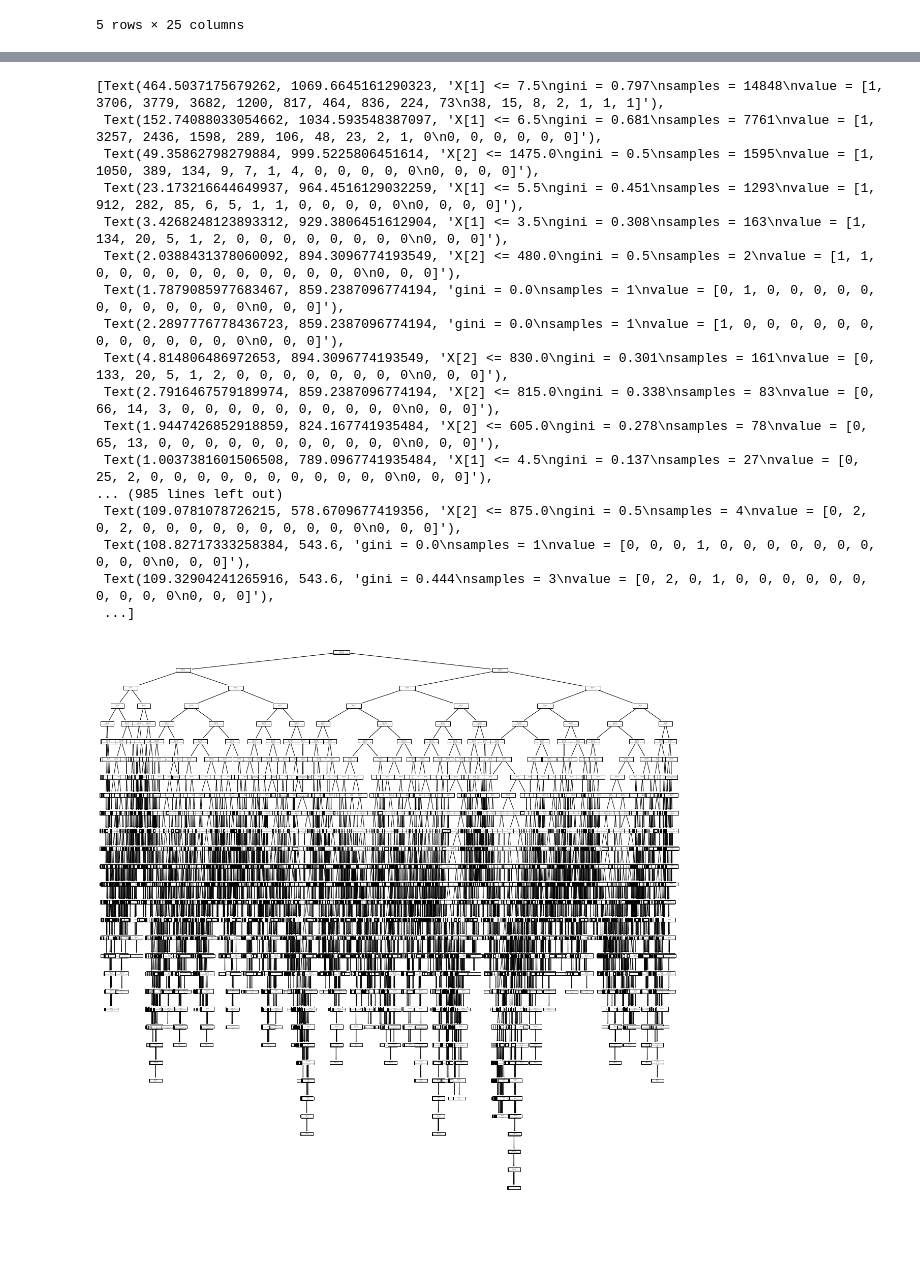
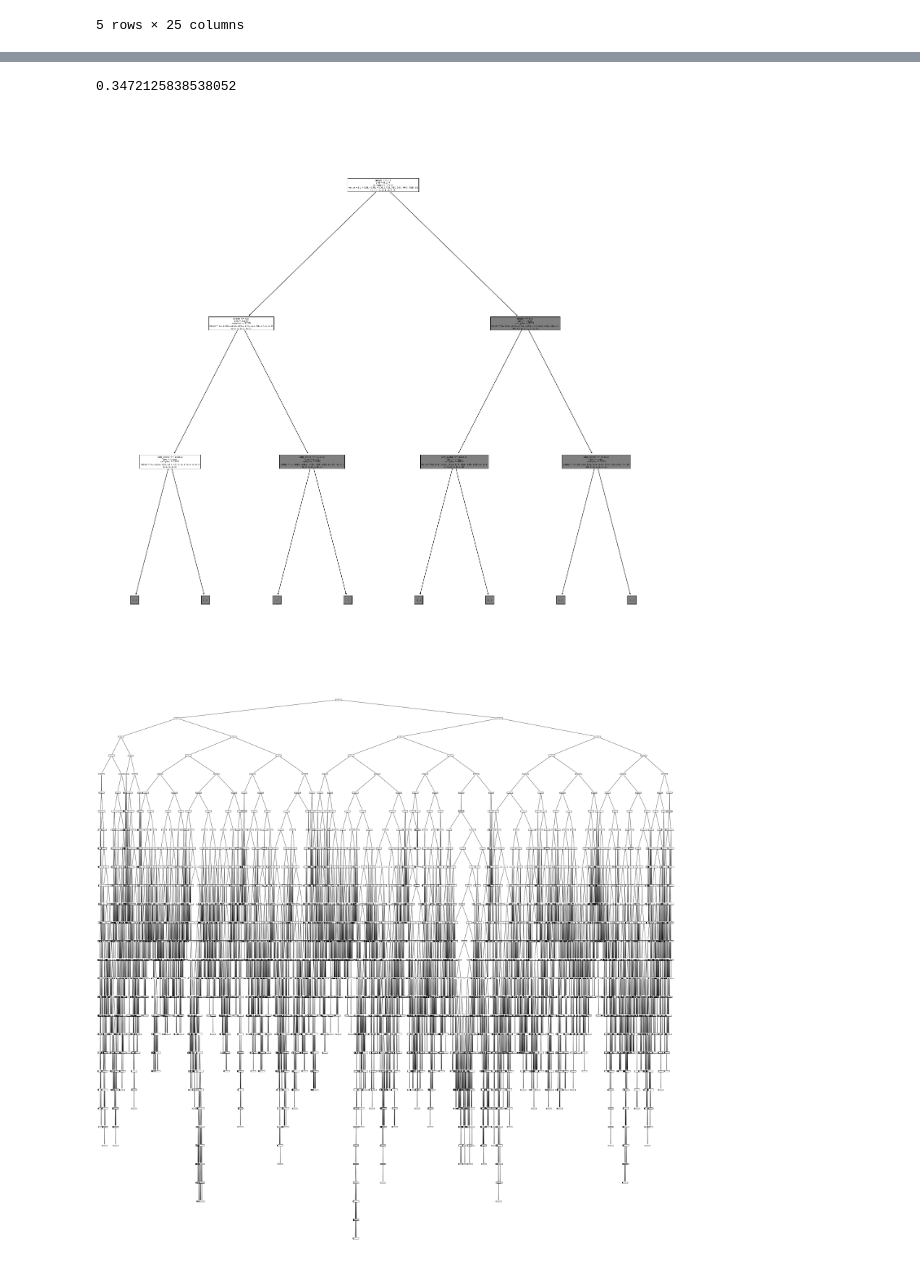
Before and after one commit to giantmagellan/WashStateHousingSales, a Jupyter notebook: JupyterNB/ads500b-step-03-mayel-final-alternative.ipynb, the cells around one changed output, grey strips where cells are left out. Saved outputs shown, nothing was run; the diff lists cells and outputs as text; code cells hidden in the pictures; blank space fills up the shorter version.

```diff
--- a/JupyterNB/ads500b-step-03-mayel-final-alternative.ipynb
+++ b/JupyterNB/ads500b-step-03-mayel-final-alternative.ipynb
@@ -273,23 +274,15 @@ array([[0.        , 0.7       , 0.        , ..., 0.        , 0.        ,
         0.        ]])
+# %%
+accuracy_score(Yt,Yp)
+# %% [output]
+0.3472125838538052
+# %%
+plt.figure(figsize=(25,25))
+tplot = tree.plot_tree(classifierTree, feature_names=['bathrooms', 'grade', 'sqft_living'],max_depth=2)
+# %% [output]
+[figure, added]
 # %%
-plt.figure(figsize=(20,20))
-tree.plot_tree(classifierTree)
+plt.figure(figsize=(50,50))
+tplot = tree.plot_tree(classifierTree, feature_names=['bathrooms', 'grade', 'sqft_living'])
 # %% [output]
-[Text(464.5037175679262, 1069.6645161290323, 'X[1] <= 7.5\ngini = 0.797\nsamples = 14848\nvalue = [1, 3706, 3779, 3682, 1200, 817, 464, 836, 224, 73\n38, 15, 8, 2, 1, 1, 1]'),
- Text(152.74088033054662, 1034.593548387097, 'X[1] <= 6.5\ngini = 0.681\nsamples = 7761\nvalue = [1, 3257, 2436, 1598, 289, 106, 48, 23, 2, 1, 0\n0, 0, 0, 0, 0, 0]'),
- Text(49.35862798279884, 999.5225806451614, 'X[2] <= 1475.0\ngini = 0.5\nsamples = 1595\nvalue = [1, 1050, 389, 134, 9, 7, 1, 4, 0, 0, 0, 0, 0\n0, 0, 0, 0]'),
- Text(23.173216644649937, 964.4516129032259, 'X[1] <= 5.5\ngini = 0.451\nsamples = 1293\nvalue = [1, 912, 282, 85, 6, 5, 1, 1, 0, 0, 0, 0, 0\n0, 0, 0, 0]'),
- Text(3.4268248123893312, 929.3806451612904, 'X[1] <= 3.5\ngini = 0.308\nsamples = 163\nvalue = [1, 134, 20, 5, 1, 2, 0, 0, 0, 0, 0, 0, 0, 0\n0, 0, 0]'),
- Text(2.0388431378060092, 894.3096774193549, 'X[2] <= 480.0\ngini = 0.5\nsamples = 2\nvalue = [1, 1, 0, 0, 0, 0, 0, 0, 0, 0, 0, 0, 0, 0\n0, 0, 0]'),
- Text(1.7879085977683467, 859.2387096774194, 'gini = 0.0\nsamples = 1\nvalue = [0, 1, 0, 0, 0, 0, 0, 0, 0, 0, 0, 0, 0, 0\n0, 0, 0]'),
- Text(2.2897776778436723, 859.2387096774194, 'gini = 0.0\nsamples = 1\nvalue = [1, 0, 0, 0, 0, 0, 0, 0, 0, 0, 0, 0, 0, 0\n0, 0, 0]'),
- Text(4.814806486972653, 894.3096774193549, 'X[2] <= 830.0\ngini = 0.301\nsamples = 161\nvalue = [0, 133, 20, 5, 1, 2, 0, 0, 0, 0, 0, 0, 0, 0\n0, 0, 0]'),
- Text(2.7916467579189974, 859.2387096774194, 'X[2] <= 815.0\ngini = 0.338\nsamples = 83\nvalue = [0, 66, 14, 3, 0, 0, 0, 0, 0, 0, 0, 0, 0, 0\n0, 0, 0]'),
- Text(1.9447426852918859, 824.167741935484, 'X[2] <= 605.0\ngini = 0.278\nsamples = 78\nvalue = [0, 65, 13, 0, 0, 0, 0, 0, 0, 0, 0, 0, 0, 0\n0, 0, 0]'),
- Text(1.0037381601506508, 789.0967741935484, 'X[1] <= 4.5\ngini = 0.137\nsamples = 27\nvalue = [0, 25, 2, 0, 0, 0, 0, 0, 0, 0, 0, 0, 0, 0\n0, 0, 0]'),
-... (985 lines left out)
- Text(109.0781078726215, 578.6709677419356, 'X[2] <= 875.0\ngini = 0.5\nsamples = 4\nvalue = [0, 2, 0, 2, 0, 0, 0, 0, 0, 0, 0, 0, 0, 0\n0, 0, 0]'),
- Text(108.82717333258384, 543.6, 'gini = 0.0\nsamples = 1\nvalue = [0, 0, 0, 1, 0, 0, 0, 0, 0, 0, 0, 0, 0, 0\n0, 0, 0]'),
- Text(109.32904241265916, 543.6, 'gini = 0.444\nsamples = 3\nvalue = [0, 2, 0, 1, 0, 0, 0, 0, 0, 0, 0, 0, 0, 0\n0, 0, 0]'),
- ...]
-[figure, old version]
+[figure, new version]
```
Also changed, not shown: parts of 15 cells of this notebook.
